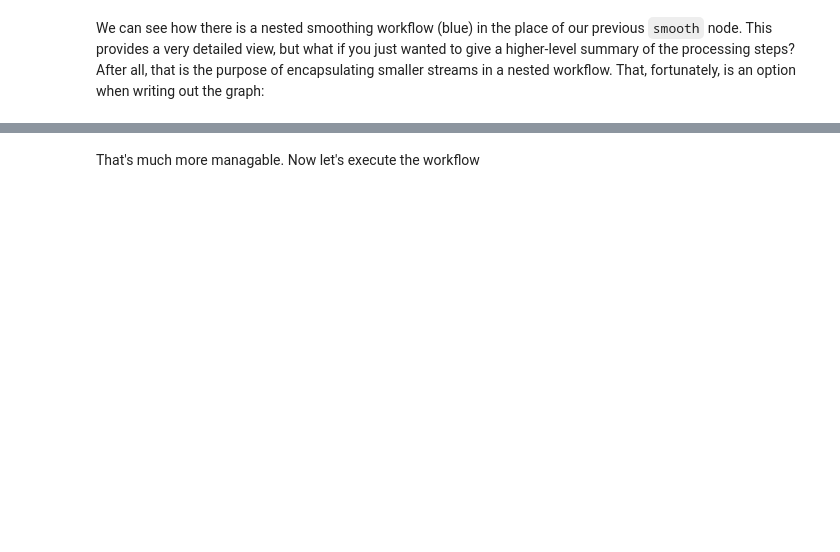
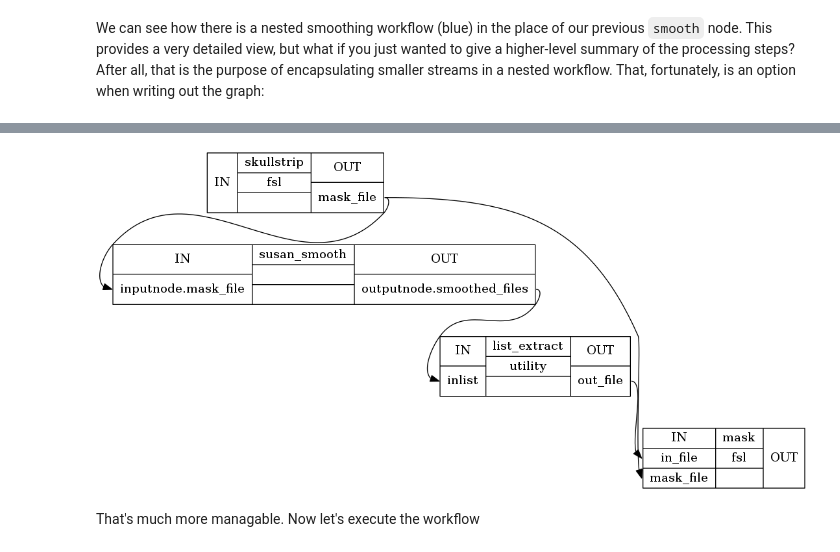
Before and after one commit to nipy/workshops, a Jupyter notebook: 170327-nipype/notebooks/new-workflows-and-interfaces/advanced_workflows.ipynb, the cells around one changed output, grey strips where cells are left out. Cells and saved outputs as stored; diff of their text form; code cells hidden in the pictures; blank space fills up the shorter version.

```diff
--- a/170327-nipype/notebooks/new-workflows-and-interfaces/advanced_workflows.ipynb
+++ b/170327-nipype/notebooks/new-workflows-and-interfaces/advanced_workflows.ipynb
@@ -553,6 +615,5 @@ Image(filename="full_susanflow.dot.png")
 # %% [markdown]
 We can see how there is a nested smoothing workflow (blue) in the place of our previous `smooth` node. This provides a very detailed view, but what if you just wanted to give a higher-level summary of the processing steps? After all, that is the purpose of encapsulating smaller streams in a nested workflow. That, fortunately, is an option when writing out the graph:
 # %%
-wf2.write_graph(dotfilename='./full_susanflow_toplevel.dot', graph2use='orig')
-from IPython.display import Image
-Image(filename="full_susanflow_toplevel.dot.png")
+Image(filename=wf2.write_graph(dotfilename='./full_susanflow_toplevel.dot', graph2use='orig'))
+# %% [output]
@@ -559,3 +622,4 @@ Image(filename="full_susanflow_toplevel.dot.png")
+[figure, added]
 # %% [markdown]
 That's much more managable. Now let's execute the workflow
 # %%
```
Also changed, not shown: parts of 39 cells of this notebook, 1 other file.
